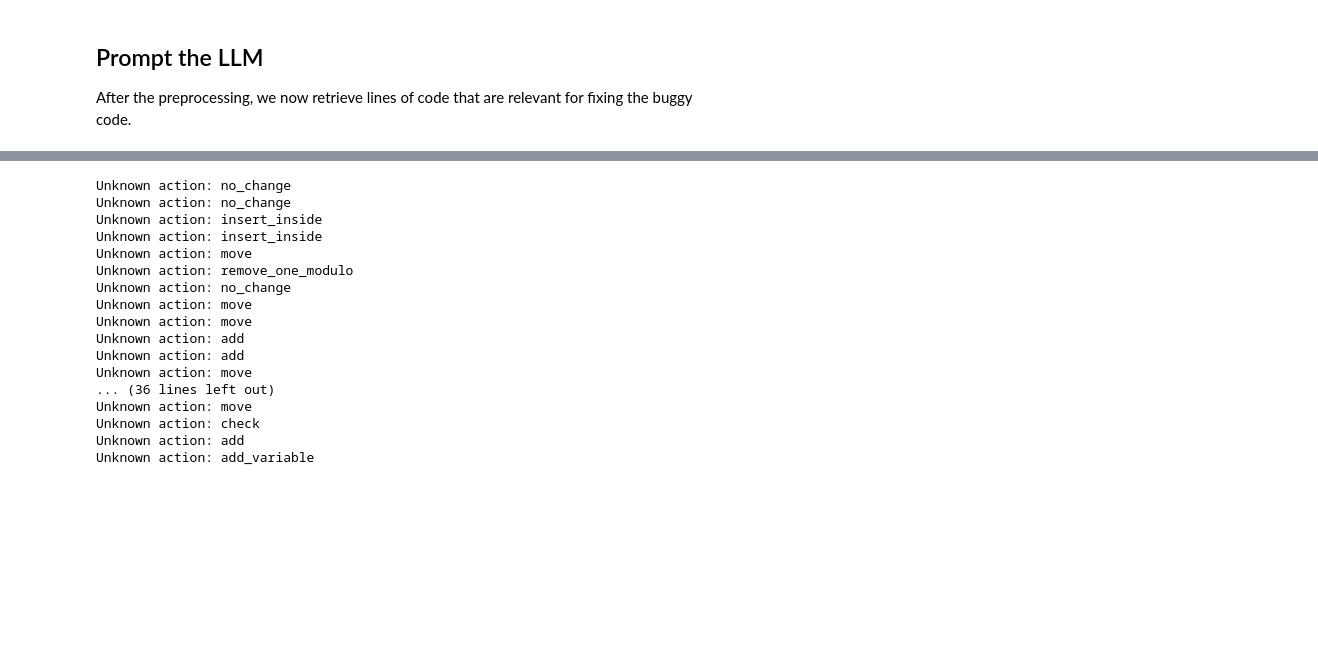
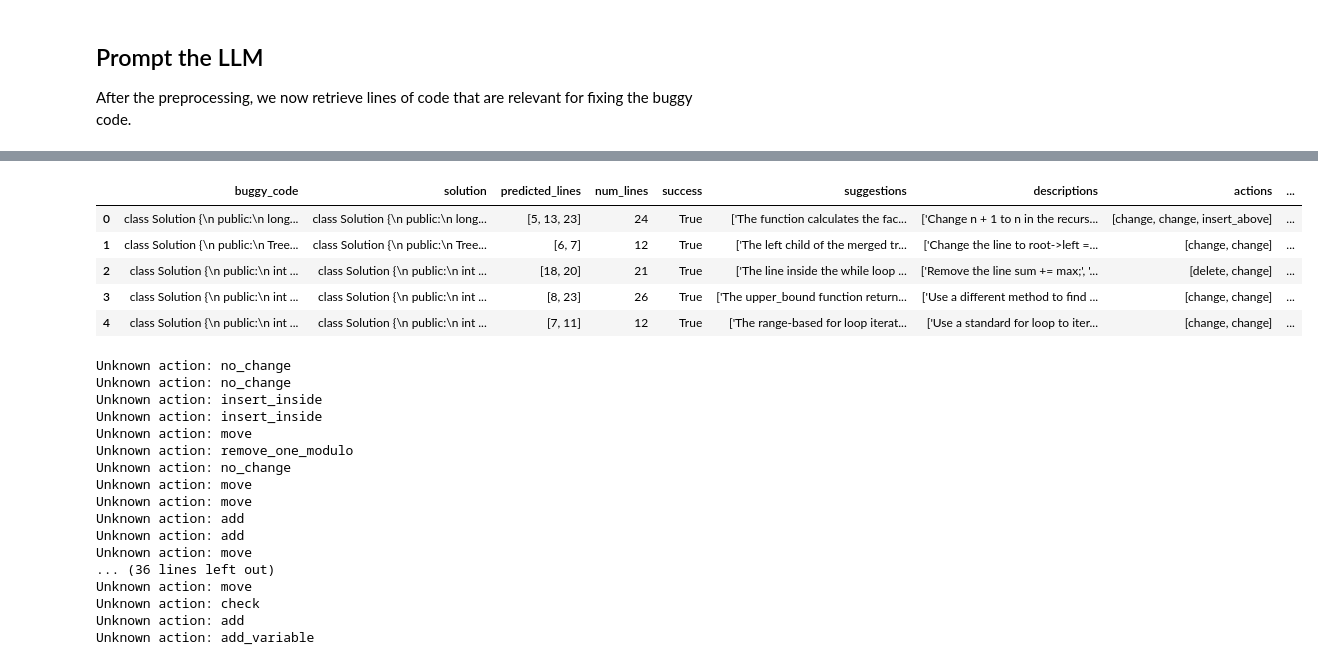
Before and after one commit to ai4se1/notebooks, a Jupyter notebook: benchmarking-prompting.ipynb, the cells around one changed output, grey strips where cells are left out. Drawn from its saved outputs; the diff is of its cells as text; code cells hidden in the pictures; blank space fills up the shorter version.

```diff
--- a/benchmarking-prompting.ipynb
+++ b/benchmarking-prompting.ipynb
@@ -298,6 +298,15 @@ category                                                 logic error
 Name: 0, dtype: object
 # %%
 eval_df = success_df.copy()
+# %%
+eval_df.head()
+# %% [output]
+|  | buggy_code | solution | predicted_lines | num_lines | success | suggestions | descriptions | actions | ... |
+| 0 | class Solution {\n public:\n long... | class Solution {\n public:\n long... | [5, 13, 23] | 24 | True | ['The function calculates the fac... | ['Change n + 1 to n in the recurs... | [change, change, insert_above] | ... |
+| 1 | class Solution {\n public:\n Tree... | class Solution {\n public:\n Tree... | [6, 7] | 12 | True | ['The left child of the merged tr... | ['Change the line to root->left =... | [change, change] | ... |
+| 2 | class Solution {\n public:\n int ... | class Solution {\n public:\n int ... | [18, 20] | 21 | True | ['The line inside the while loop ... | ['Remove the line sum += max;', '... | [delete, change] | ... |
+| 3 | class Solution {\n public:\n int ... | class Solution {\n public:\n int ... | [8, 23] | 26 | True | ['The upper_bound function return... | ['Use a different method to find ... | [change, change] | ... |
+| 4 | class Solution {\n public:\n int ... | class Solution {\n public:\n int ... | [7, 11] | 12 | True | ['The range-based for loop iterat... | ['Use a standard for loop to iter... | [change, change] | ... |
 # %%
 def create_labels(row):
     labels = pd.Series([0] * (row['num_lines'] + 1)) # Why +1?
```
Also changed, not shown: parts of 3 cells of this notebook.
